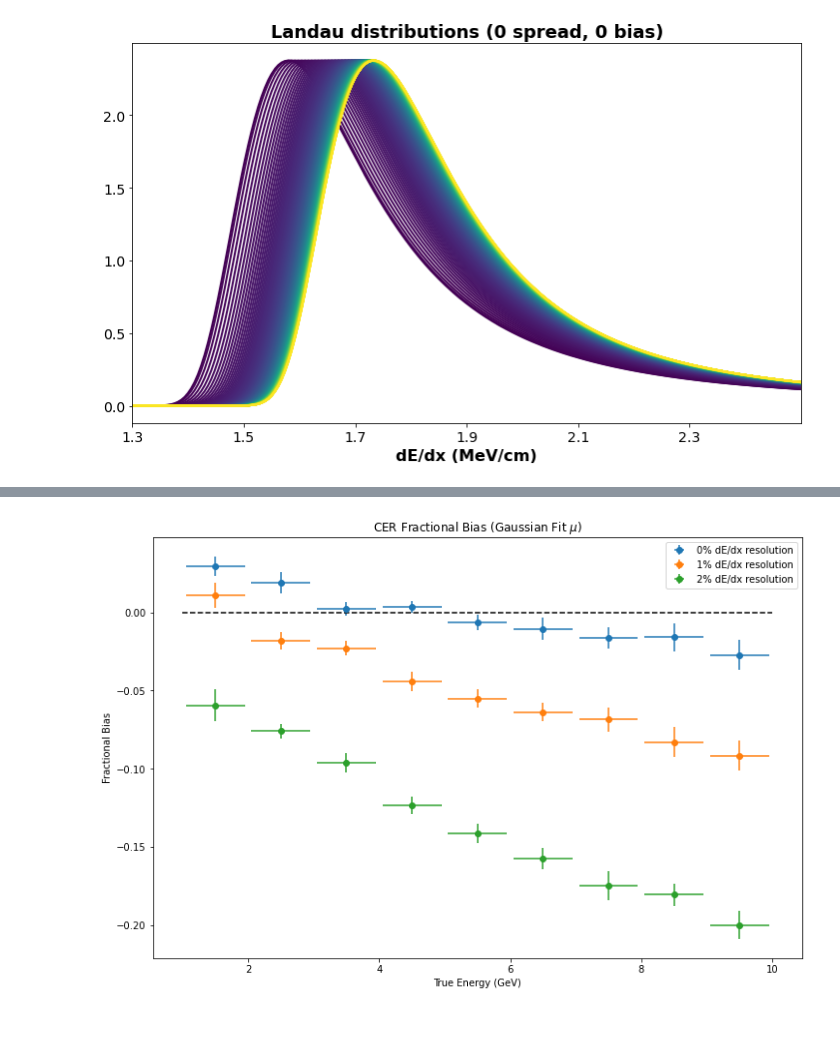
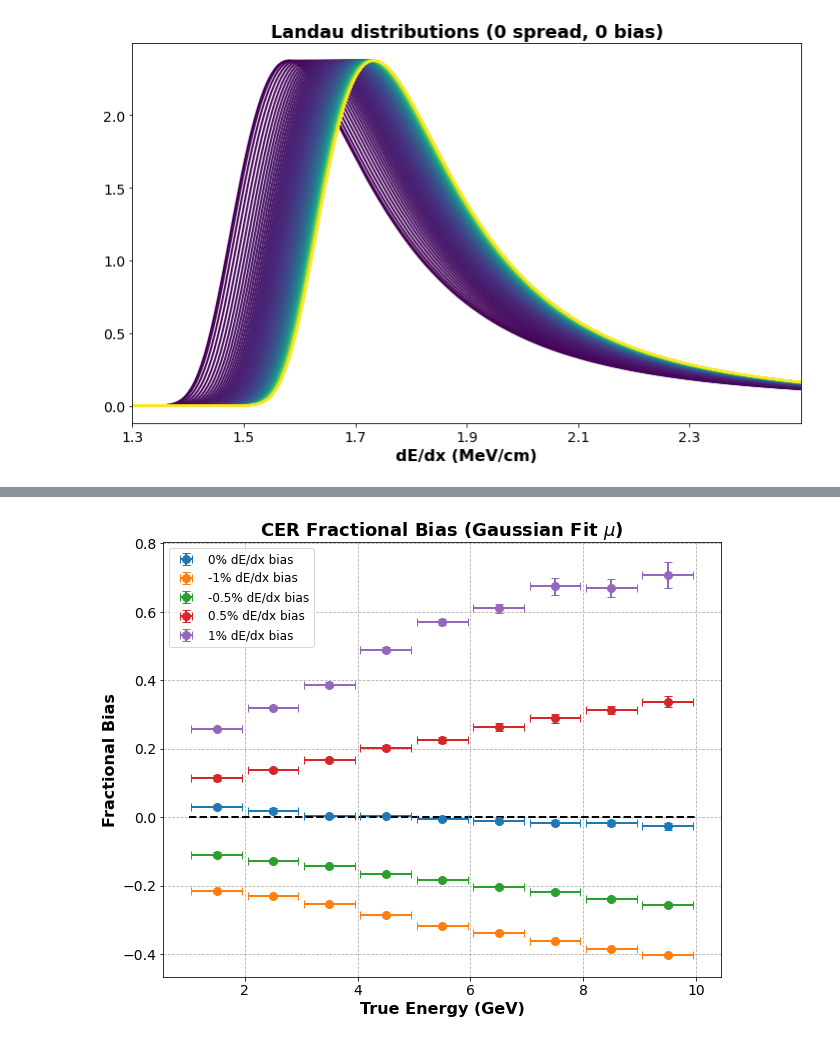
Before and after one commit to socrossley/Cosmic_Muon_CER, a Jupyter notebook: MCPlots.ipynb, the cells around one changed output, grey strips where cells are left out. Saved outputs shown, nothing was run; the diff lists cells and outputs as text; code cells hidden in the pictures.

```diff
--- a/MCPlots.ipynb
+++ b/MCPlots.ipynb
@@ -92,14 +93,17 @@ def plot_frac_dev_dists(mcdata, show=False):
         df = likedf.loc[(likedf.truebin >= idx) & (likedf.truebin < idx + 10)]
         gdata, bcenters, counts = gaussdiff(df)
         gaussian_data.append(gdata)
+        if show:
+            ax = axes.flatten()[i]
+            plot_frac_dev_dist(ax, bcenters, counts, gdata)
 
-    if show:
-        ax = axes.flatten(i)
-        plot_frac_dev_dist(ax, bcenters, counts, gdata)
-        fig.tight_layout()
-        fig.show()
+    return_data = pd.DataFrame(gaussian_data, columns=['gloc', 'gwidth', 'gloc_err', 'gwidth_err', 'true_e_min', 'true_e_max', 'A'])
 
-    return pd.DataFrame(gaussian_data, columns=['gloc', 'gwidth', 'gloc_err', 'gwidth_err', 'true_e_min', 'true_e_max', 'A'])
+    if not show:
+        return return_data
+
+    fig.tight_layout()
+    return return_data, fig
 # %%
 def plot_2d_hist(mcdata):
     fitdf = mcdata.fit_data
@@ -139,24 +155,25 @@ for data in computed_data:
 # %%
 def plot_one_bias(mcdata):
     gausses = mcdata.gausses
     truth = (gausses.true_e_max + gausses.true_e_min) / 2
     xerr = (gausses.true_e_max - gausses.true_e_min) / 2
     pct_bias = gausses.gloc
     pct_bias_err = gausses.gloc_err
-    plt.errorbar(truth, pct_bias, yerr=pct_bias_err, xerr=xerr, marker='o', ls='', label=f'{mcdata.spread_pct}% dE/dx resolution')
+    plt.errorbar(truth, pct_bias, yerr=pct_bias_err, xerr=xerr, marker='o', ls='', label=f'{mcdata.bias_pct}% dE/dx bias')
 
-plt.figure(figsize=(12,8))
+fig = plt.figure(figsize=(10,8))
 plt.plot([1,10], [0,0], ls='--', c='black')
 for data in computed_data:
-    if data.bias_pct == 0 and data.spread_pct <= 2:
+    if np.abs(data.bias_pct) <= 1 and data.spread_pct <= 0:
         plot_one_bias(data)
 plt.title(r'CER Fractional Bias (Gaussian Fit $\mu$)')
 plt.xlabel('True Energy (GeV)')
 plt.ylabel('Fractional Bias')
 plt.legend()
 plt.show()
+fig.savefig(f'plots/4-19-23/many_fractional_bias_against_bias.png', bbox_inches='tight')
 # %% [output]
-[figure, old version]
+[figure, new version]
 # %%
 def plot_one_resolution(mcdata):
     gausses = mcdata.gausses
```
Also changed, not shown: parts of 5 cells of this notebook, 3 other files.
